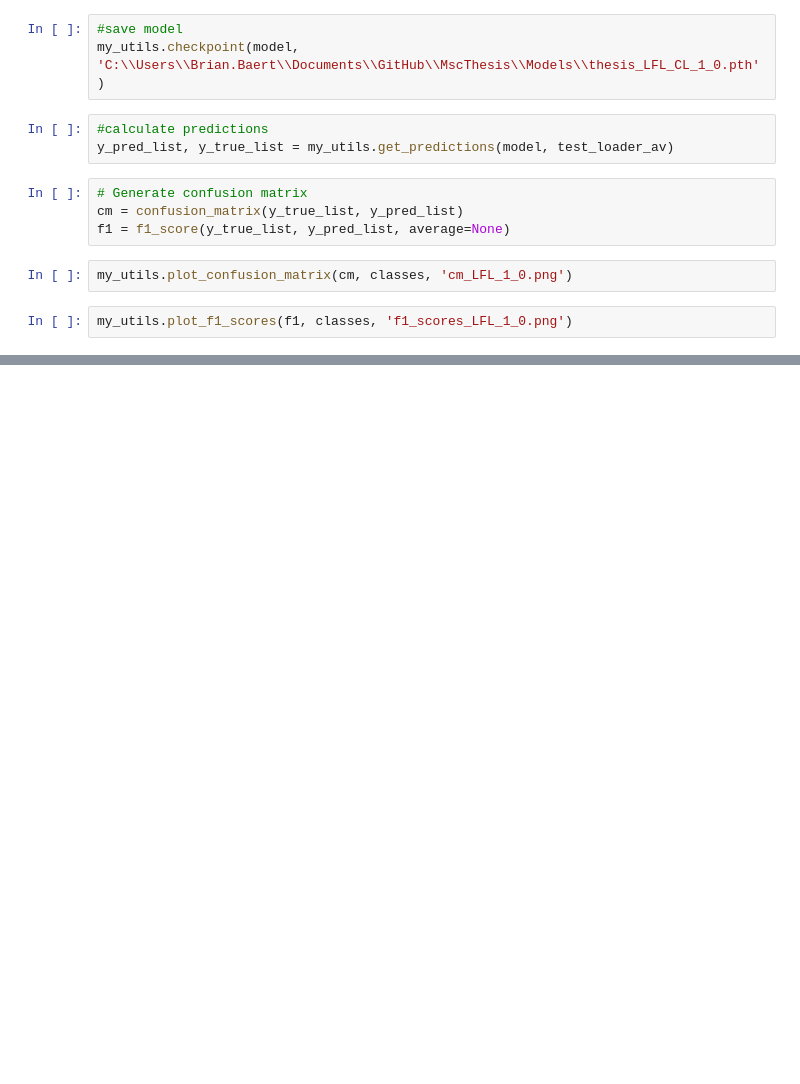
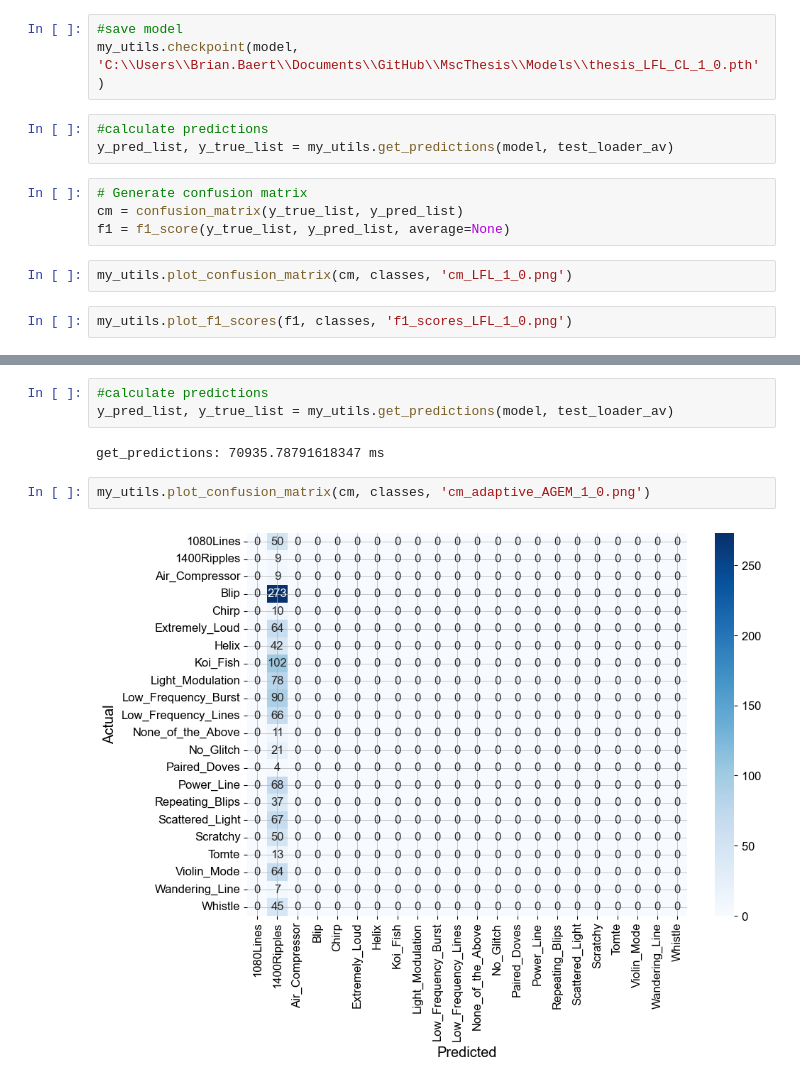
Before and after one commit to brianbaert/MscThesis, a Jupyter notebook: MscThesis_Playground.ipynb, the cells around one changed output, grey strips where cells are left out. Drawn from its saved outputs; the diff is of its cells as text; blank space fills up the shorter version.

```diff
--- a/MscThesis_Playground.ipynb
+++ b/MscThesis_Playground.ipynb
@@ -486,0 +598,9 @@ my_utils.plot_f1_scores(f1, classes, 'f1_scores_LFL_1_0.png')
+# %%
+#calculate predictions
+y_pred_list, y_true_list = my_utils.get_predictions(model, test_loader_av)
+# %% [output]
+get_predictions: 70935.78791618347 ms
+# %%
+my_utils.plot_confusion_matrix(cm, classes, 'cm_adaptive_AGEM_1_0.png')
+# %% [output]
+[figure, added]
```
Also changed, not shown: parts of 20 cells of this notebook, 6 other files.
